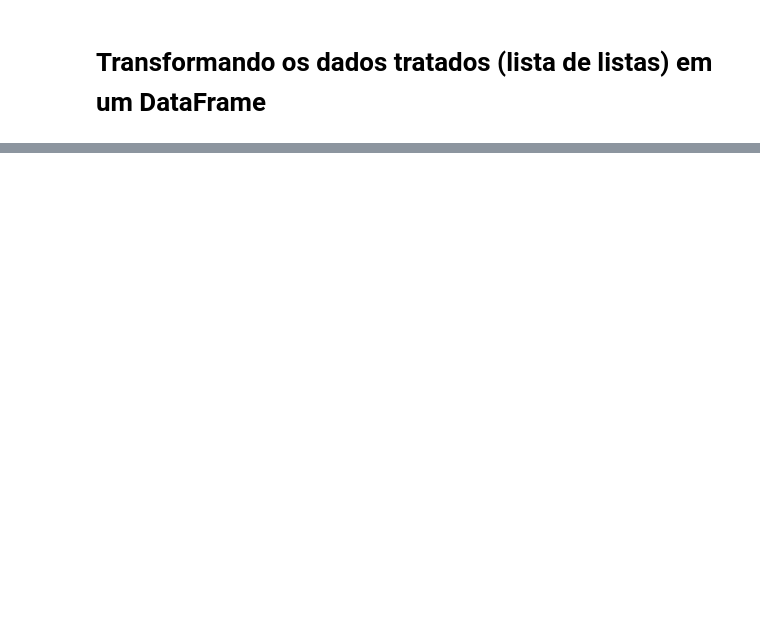
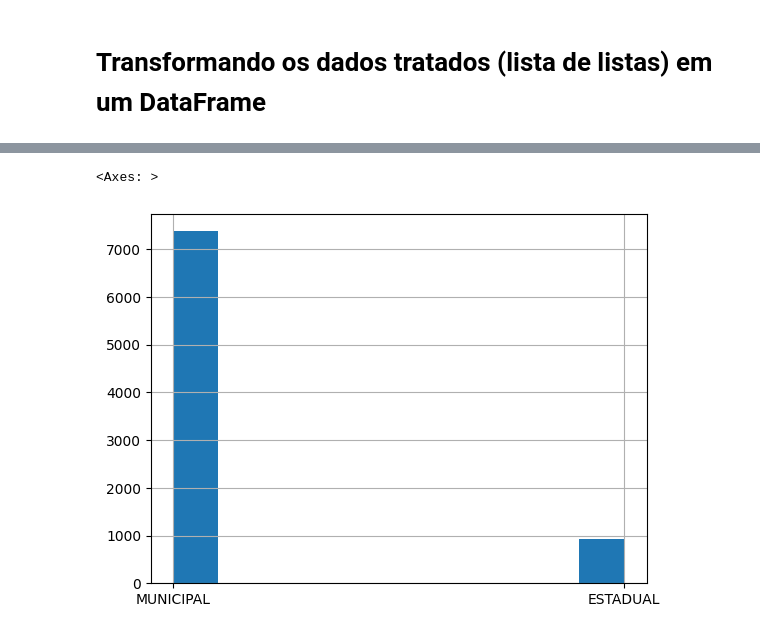
Before and after one commit to leitoraincomum/artigo_sar, a Jupyter notebook: analise_limpeza.ipynb, the cells around one changed output, grey strips where cells are left out. Cells and saved outputs as stored; diff of their text form; code cells hidden in the pictures; blank space fills up the shorter version.

```diff
--- a/analise_limpeza.ipynb
+++ b/analise_limpeza.ipynb
@@ -112,0 +101,5 @@ df_tratado.head()
+# %%
+df_tratado['Âmbito'].hist()
+# %% [output]
+<Axes: >
+[figure, added]
```
Also changed, not shown: parts of 20 cells of this notebook.
